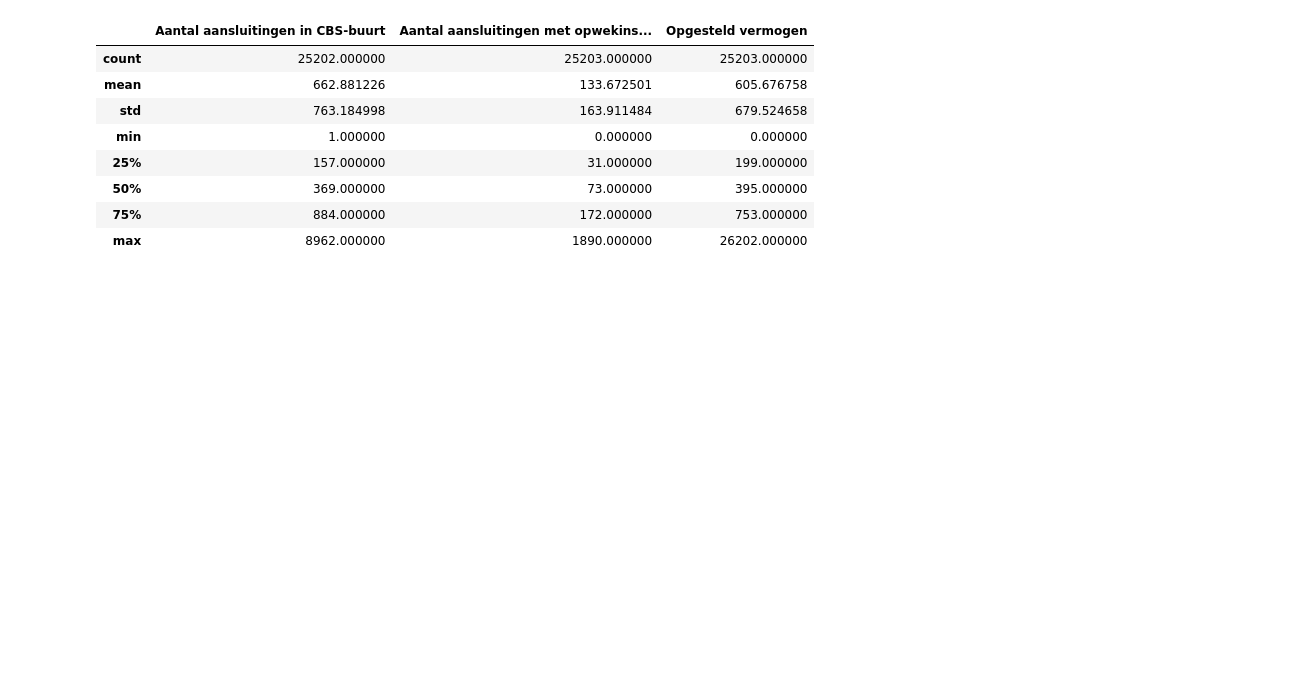
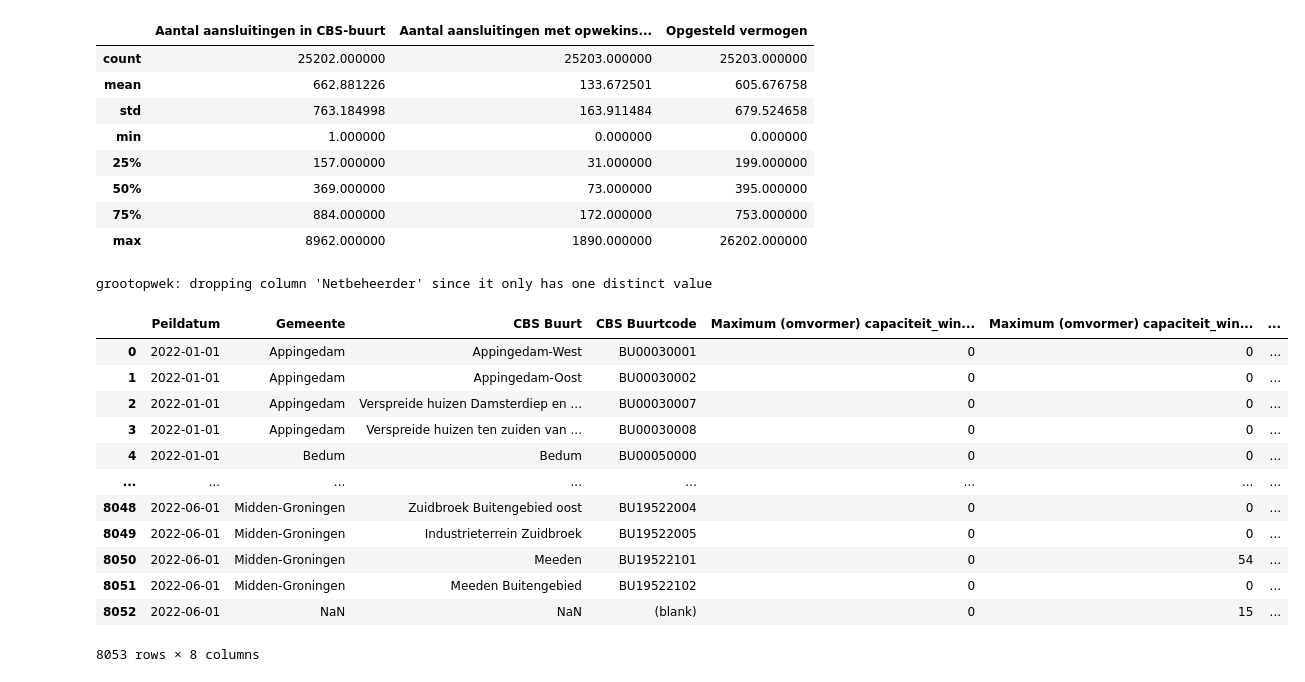
Before and after one commit to kjkoster/execute-enexis, a Jupyter notebook: notebooks/enexis exploration.ipynb, the cells around one changed output. Drawn from its saved outputs; the diff is of its cells as text; code cells hidden in the pictures; blank space fills up the shorter version.

```diff
--- a/notebooks/enexis exploration.ipynb
+++ b/notebooks/enexis exploration.ipynb
@@ -62,7 +62,6 @@ KLEINVERBRUIKSGEGEVENS = [f"{DATA_DIR}/{each}" for each in os.listdir(DATA_DIR)
 OPWEKDATA_GV = [f"{DATA_DIR}/{each}" for each in os.listdir(DATA_DIR) if 'opwekdata_gv' in each]
 
 KLEINVERBRUIK_CATEGORICAL = [
-    'NETBEHEERDER',
     'NETGEBIED',
     'STRAATNAAM',
     'POSTCODE_VAN',
@@ -74,12 +73,17 @@ KLEINVERBRUIK_CATEGORICAL = [
     'SOORT_AANSLUITING']
 
 KLEINOPWEK_CATEGORICAL = [
-    'Netbeheerder',
     'Provincie',
     'Gemeente',
     'CBS Buurt',
     'CBS Buurtcode'
 ]
+
+GROOTOPWEK_CATEGORICAL = [
+    'Gemeente',
+    'CBS Buurt',
+    'CBS Buurtcode'
+]
 # %% [markdown]
 ---
 ## Dealing with File Encodings
@@ -111,7 +115,9 @@ Load the data from the home and small business users.
 # %%
 li = []
 for file in KLEINVERBRUIKSGEGEVENS:
-    df = pd.read_csv(file, index_col=None, sep = ';', decimal=',', thousands='.', encoding=file_encodings[file])
+    df = pd.read_csv(file, index_col=None,
+                     sep=';', decimal=',', thousands='.',
+                     encoding=file_encodings[file])
 
     # some columns names have spaces around them and those may be different per file
     df.columns = df.columns.str.strip()
@@ -422,3 +428,53 @@ kleinopwek.describe(include=NUMBER)
 | 50% | 369.000000 | 73.000000 | 395.000000 |
 | 75% | 884.000000 | 172.000000 | 753.000000 |
 | max | 8962.000000 | 1890.000000 | 26202.000000 |
+# %%
+li = []
+for file in OPWEKDATA_GV:
+    sep = ';'
+    date_format = '%Y%m'
+    if '21092022' in file:
+        sep = '\t'
+        date_format = '%Y%m%d'
+
+    df = pd.read_csv(file, index_col=None,
+                     sep=sep, decimal=',', thousands='.',
+                     parse_dates=['Peildatum'], date_format=date_format,
+                     encoding=file_encodings[file])
+
+    # some columns names have spaces around them and those may be different per file
+    df.columns = df.columns.str.strip()
+
+    li.append(df)
+
+grootopwek = pd.concat(li, axis=0, ignore_index=True)
+
+# convert integers to smallest unsigned integer and floats to smallest
+for old, new in [(INTEGER, UNSIGNED), (FLOAT, FLOAT)]:
+    for col in grootopwek.select_dtypes(include=old).columns:
+        grootopwek[col] = pd.to_numeric(grootopwek[col], downcast=new)
+
+grootopwek[GROOTOPWEK_CATEGORICAL] = grootopwek[GROOTOPWEK_CATEGORICAL].astype(CATEGORY)
+
+# drop columns that only have a single distinct value
+for col in grootopwek.columns:
+    if len(grootopwek[col].unique()) == 1:
+        print(f"grootopwek: dropping column '{col}' since it only has one distinct value")
+        grootopwek.drop(col, inplace=True, axis=1)
+
+grootopwek
+# %% [output]
+grootopwek: dropping column 'Netbeheerder' since it only has one distinct value
+|  | Peildatum | Gemeente | CBS Buurt | CBS Buurtcode | Maximum (omvormer) capaciteit_win... | Maximum (omvormer) capaciteit_win... | ... |
+| 0 | 2022-01-01 | Appingedam | Appingedam-West | BU00030001 | 0 | 0 | ... |
+| 1 | 2022-01-01 | Appingedam | Appingedam-Oost | BU00030002 | 0 | 0 | ... |
+| 2 | 2022-01-01 | Appingedam | Verspreide huizen Damsterdiep en ... | BU00030007 | 0 | 0 | ... |
+| 3 | 2022-01-01 | Appingedam | Verspreide huizen ten zuiden van ... | BU00030008 | 0 | 0 | ... |
+| 4 | 2022-01-01 | Bedum | Bedum | BU00050000 | 0 | 0 | ... |
+| ... | ... | ... | ... | ... | ... | ... | ... |
+| 8048 | 2022-06-01 | Midden-Groningen | Zuidbroek Buitengebied oost | BU19522004 | 0 | 0 | ... |
+| 8049 | 2022-06-01 | Midden-Groningen | Industrieterrein Zuidbroek | BU19522005 | 0 | 0 | ... |
+| 8050 | 2022-06-01 | Midden-Groningen | Meeden | BU19522101 | 0 | 54 | ... |
+| 8051 | 2022-06-01 | Midden-Groningen | Meeden Buitengebied | BU19522102 | 0 | 0 | ... |
+| 8052 | 2022-06-01 | NaN | NaN | (blank) | 0 | 15 | ... |
+8053 rows × 8 columns
```
Also changed, not shown: parts of 4 cells of this notebook.
